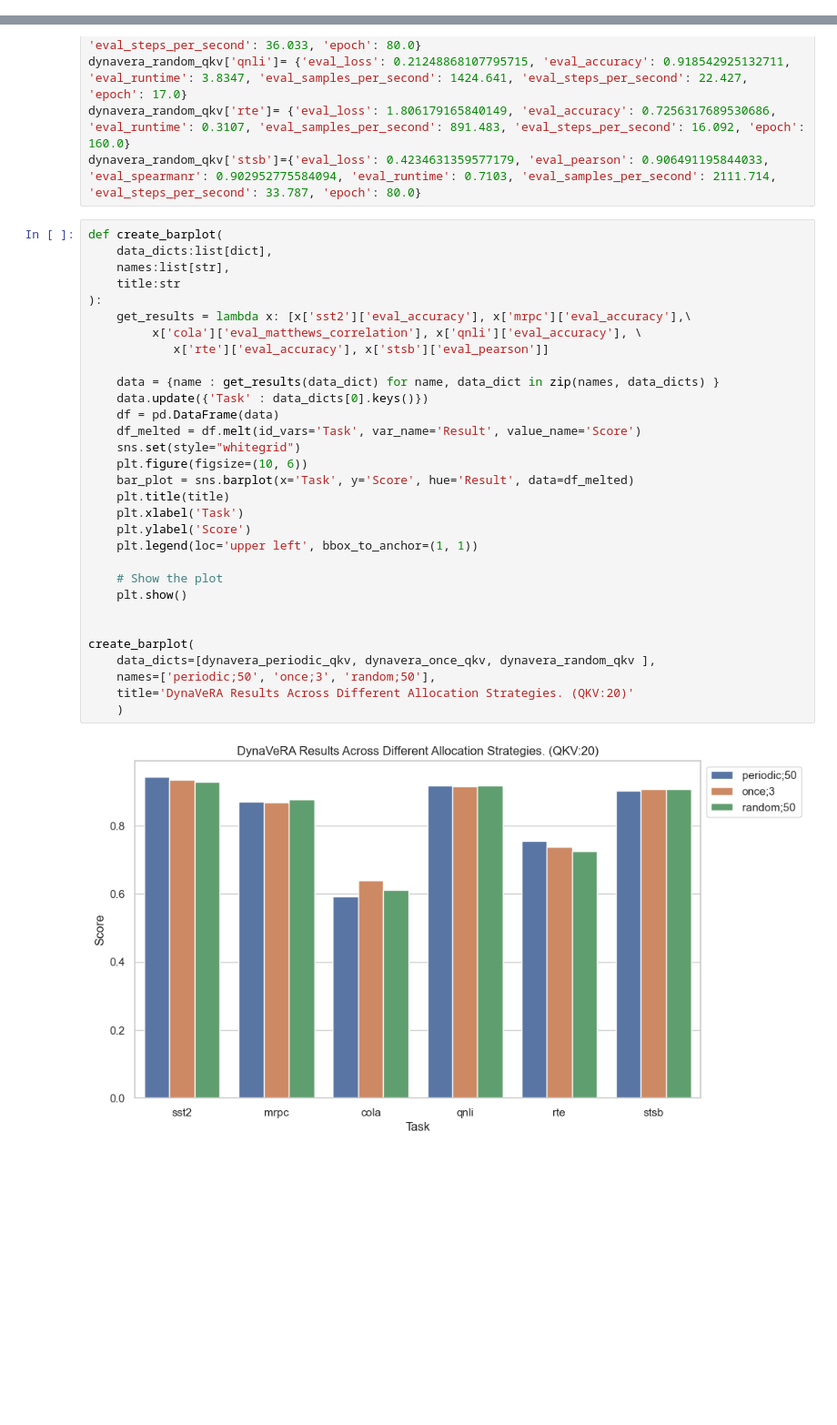
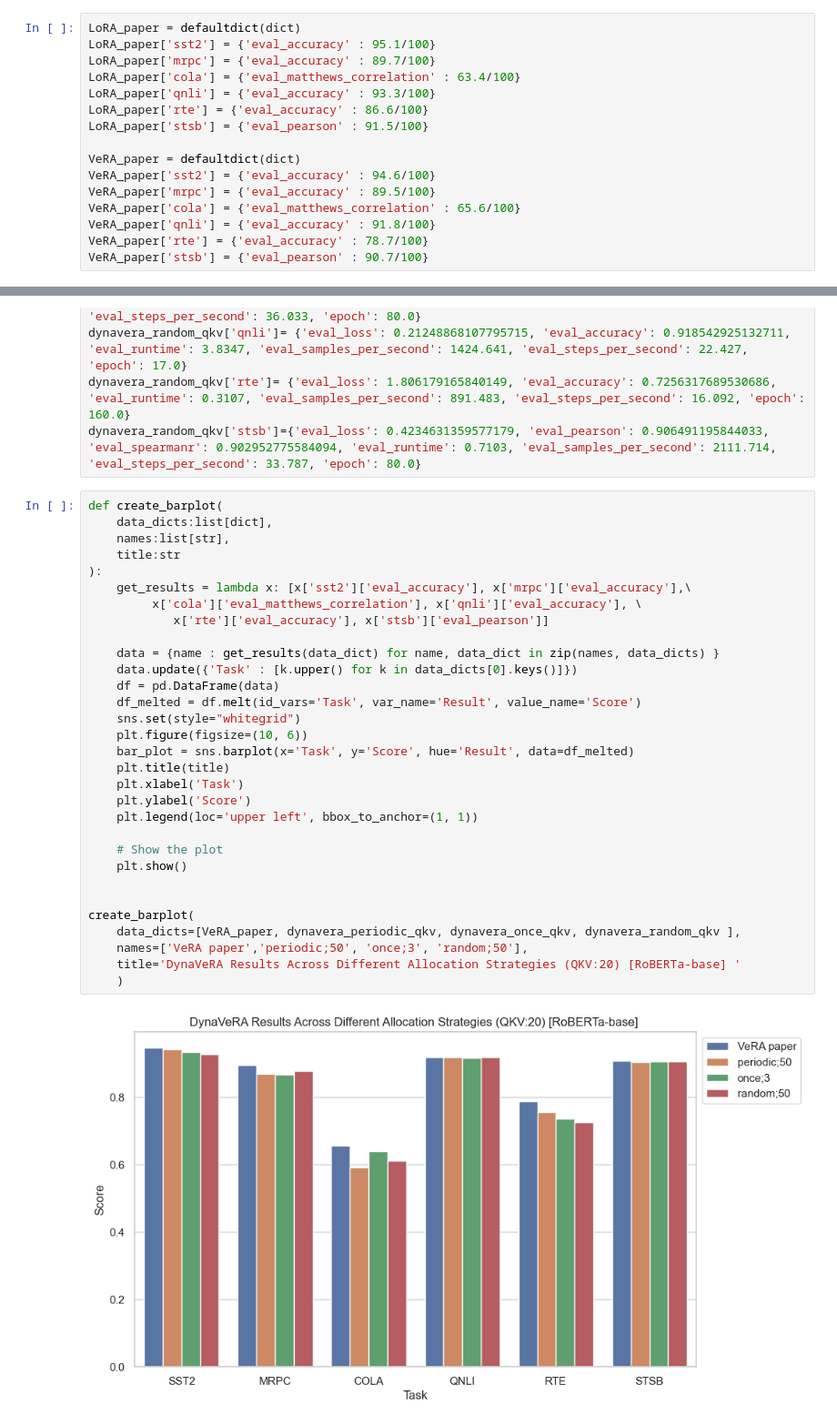
Before and after one commit to JesseBrouw/FoMo-LoRA, a Jupyter notebook: notebooks/tables.ipynb, the cells around one changed output, grey strips where cells are left out. Shown: that part at 91% size. Cells and saved outputs as stored; diff of their text form; blank space fills up the shorter version.

Commit message:
updated plots

```diff
--- a/notebooks/tables.ipynb
+++ b/notebooks/tables.ipynb
@@ -101,6 +101,22 @@ BitFit$^*$ & 0.1M & 93.7 & \bfseries 92.7 & 62.0 & 91.8 & 81.5 & 90.8 & 85.4 \\
 LoRA$^*$ & 0.3M & \bfseries 95.1\tiny ±.2 & 89.7\tiny ±.7 & 63.4\tiny ±1.2 & \bfseries 93.3\tiny ±.3 & \bfseries 86.6\tiny ±.7 & \bfseries 91.5\tiny ±.2 & \bfseries 86.6 \\
 \bottomrule
 \end{tabular}
+# %%
+LoRA_paper = defaultdict(dict)
+LoRA_paper['sst2'] = {'eval_accuracy' : 95.1/100}
+LoRA_paper['mrpc'] = {'eval_accuracy' : 89.7/100}
+LoRA_paper['cola'] = {'eval_matthews_correlation' : 63.4/100}
+LoRA_paper['qnli'] = {'eval_accuracy' : 93.3/100}
+LoRA_paper['rte'] = {'eval_accuracy' : 86.6/100}
+LoRA_paper['stsb'] = {'eval_pearson' : 91.5/100}
+
+VeRA_paper = defaultdict(dict)
+VeRA_paper['sst2'] = {'eval_accuracy' : 94.6/100}
+VeRA_paper['mrpc'] = {'eval_accuracy' : 89.5/100}
+VeRA_paper['cola'] = {'eval_matthews_correlation' : 65.6/100}
+VeRA_paper['qnli'] = {'eval_accuracy' : 91.8/100}
+VeRA_paper['rte'] = {'eval_accuracy' : 78.7/100}
+VeRA_paper['stsb'] = {'eval_pearson' : 90.7/100}
 # %%
 #DynaLoRA Periodic;50 random;16 target_modules=qv; everything else default from the original LoRA paper
 #sst2 and qnli got interrupted but doesn't matter because the performance plateaued
@@ -180,35 +196,35 @@ dynavera_random_qkv['stsb']={'eval_loss': 0.4234631359577179, 'eval_pearson': 0.
 # %%
 def create_barplot(
     data_dicts:list[dict],
     names:list[str],
     title:str
 ):
     get_results = lambda x: [x['sst2']['eval_accuracy'], x['mrpc']['eval_accuracy'],\
          x['cola']['eval_matthews_correlation'], x['qnli']['eval_accuracy'], \
             x['rte']['eval_accuracy'], x['stsb']['eval_pearson']]
 
     data = {name : get_results(data_dict) for name, data_dict in zip(names, data_dicts) }
-    data.update({'Task' : data_dicts[0].keys()})
+    data.update({'Task' : [k.upper() for k in data_dicts[0].keys()]})
     df = pd.DataFrame(data)
     df_melted = df.melt(id_vars='Task', var_name='Result', value_name='Score')
     sns.set(style="whitegrid")
     plt.figure(figsize=(10, 6))
     bar_plot = sns.barplot(x='Task', y='Score', hue='Result', data=df_melted)
     plt.title(title)
     plt.xlabel('Task')
     plt.ylabel('Score')
     plt.legend(loc='upper left', bbox_to_anchor=(1, 1))
 
     # Show the plot
     plt.show()
 
 
 create_barplot(
-    data_dicts=[dynavera_periodic_qkv, dynavera_once_qkv, dynavera_random_qkv ],
-    names=['periodic;50', 'once;3', 'random;50'],
-    title='DynaVeRA Results Across Different Allocation Strategies. (QKV:20)'
+    data_dicts=[VeRA_paper, dynavera_periodic_qkv, dynavera_once_qkv, dynavera_random_qkv ],
+    names=['VeRA paper','periodic;50', 'once;3', 'random;50'],
+    title='DynaVeRA Results Across Different Allocation Strategies (QKV:20) [RoBERTa-base] '
     )
 # %% [output]
-[figure, old version]
+[figure, new version]
 # %%
 create_barplot(
```
Also changed, not shown: parts of 2 cells of this notebook.
